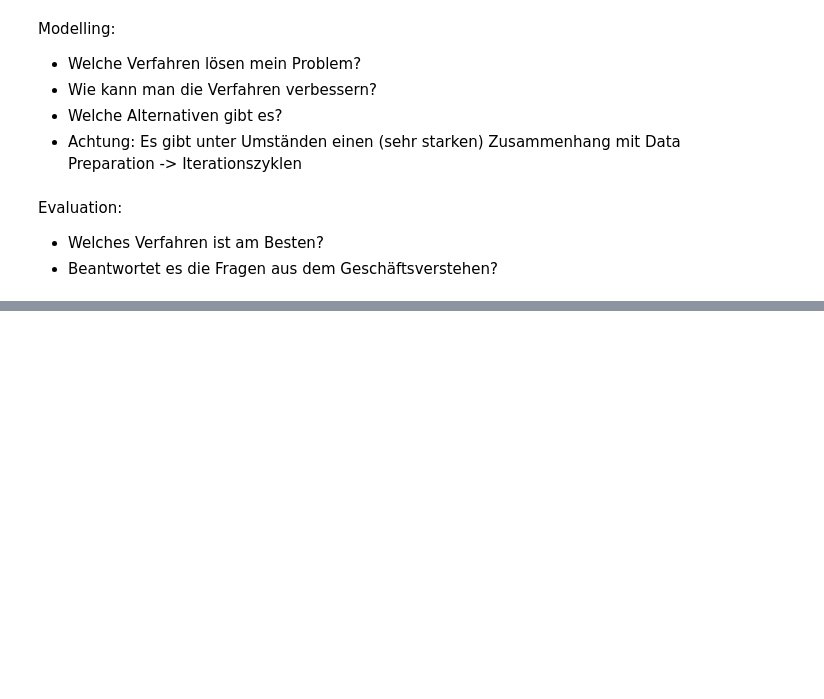
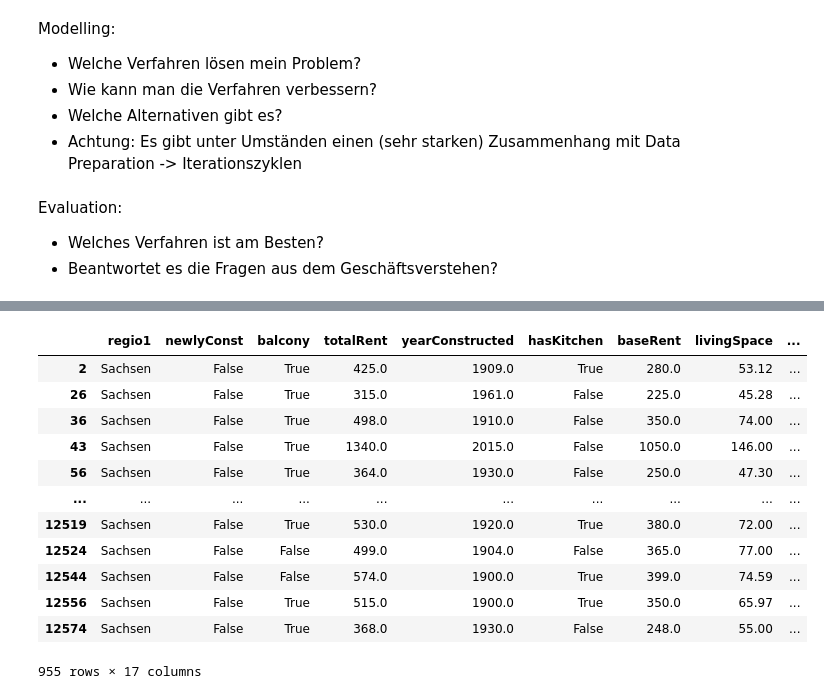
Before and after one commit to TobiasGleiter/data-science, a Jupyter notebook: main.ipynb, the cells around one changed output, grey strips where cells are left out. Cells and saved outputs as stored; diff of their text form; code cells hidden in the pictures; blank space fills up the shorter version.

```diff
--- a/main.ipynb
+++ b/main.ipynb
@@ -124,0 +229,18 @@ Evaluation:
+# %%
+# Alle Zeilen mit NaNs löschen:
+chemnitz_in.dropna(axis = 0)
+# Nur 955 Zeilen besitzen keine NaN Werte :o This is shit!
+# %% [output]
+|  | regio1 | newlyConst | balcony | totalRent | yearConstructed | hasKitchen | baseRent | livingSpace | ... |
+| 2 | Sachsen | False | True | 425.0 | 1909.0 | True | 280.0 | 53.12 | ... |
+| 26 | Sachsen | False | True | 315.0 | 1961.0 | False | 225.0 | 45.28 | ... |
+| 36 | Sachsen | False | True | 498.0 | 1910.0 | False | 350.0 | 74.00 | ... |
+| 43 | Sachsen | False | True | 1340.0 | 2015.0 | False | 1050.0 | 146.00 | ... |
+| 56 | Sachsen | False | True | 364.0 | 1930.0 | False | 250.0 | 47.30 | ... |
+| ... | ... | ... | ... | ... | ... | ... | ... | ... | ... |
+| 12519 | Sachsen | False | True | 530.0 | 1920.0 | True | 380.0 | 72.00 | ... |
+| 12524 | Sachsen | False | False | 499.0 | 1904.0 | False | 365.0 | 77.00 | ... |
+| 12544 | Sachsen | False | False | 574.0 | 1900.0 | True | 399.0 | 74.59 | ... |
+| 12556 | Sachsen | False | True | 515.0 | 1900.0 | True | 350.0 | 65.97 | ... |
+| 12574 | Sachsen | False | True | 368.0 | 1930.0 | False | 248.0 | 55.00 | ... |
+955 rows × 17 columns
```
Also changed, not shown: parts of 15 cells of this notebook.
